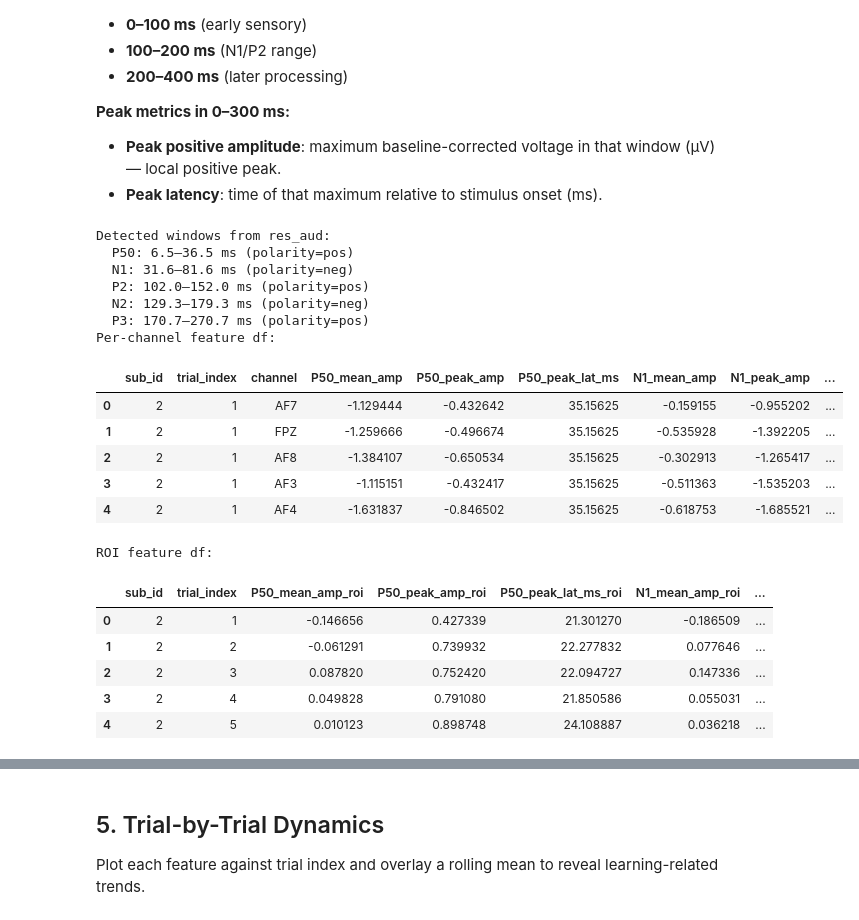
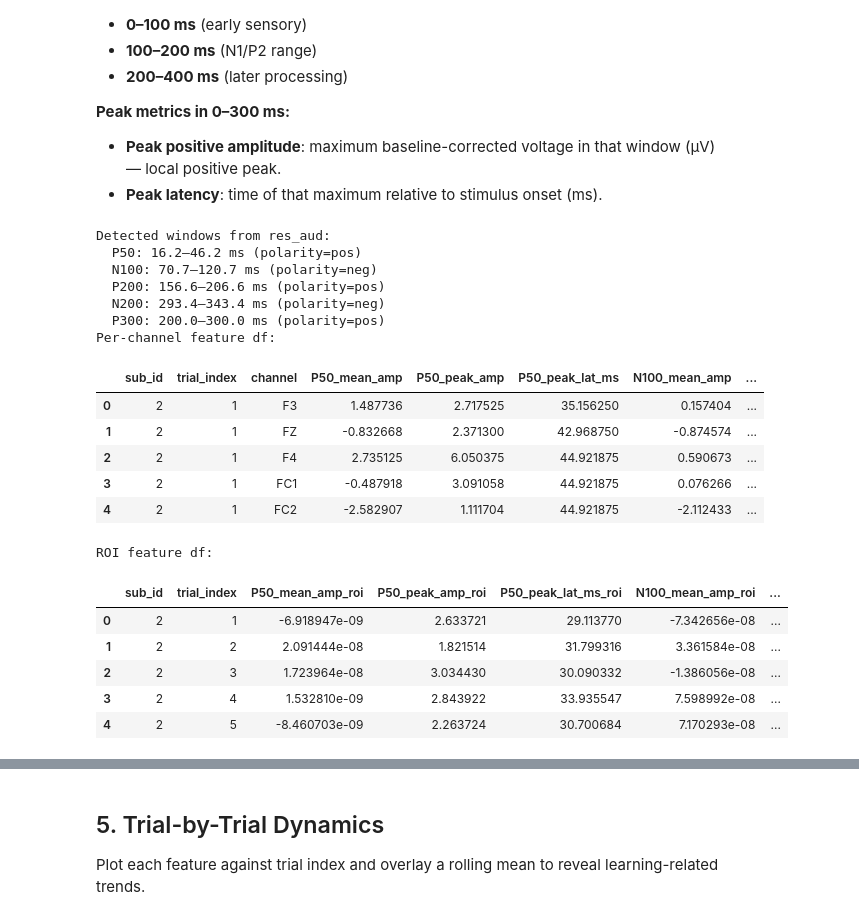
Before and after one commit to CXie-Nobug/Physics-of-Cognition_Learning, a Jupyter notebook: trial_dynamics_BLT.ipynb, the cells around one changed output, grey strips where cells are left out. Cells and saved outputs as stored; diff of their text form; code cells hidden in the pictures.

```diff
--- a/trial_dynamics_BLT.ipynb
+++ b/trial_dynamics_BLT.ipynb
@@ -545,20 +190,23 @@ auditory_polarity = {
 # %%
-res_aud = detect_erp_windows_from_grand_avg(
+res_aud = erp_window.detect_erp_windows_from_grand_avg(
     time_ms=time_ms,
-    grand_avg=grand_avg_tactile,
-    search_windows=tactile_search,
-    polarity_map=tactile_polarity,
-    half_width_map=half_width_map,
+    grand_avg=grand_avg,
+    search_windows=global_settings.SEARCH_DICT[CONDITION]["search_windows"],
+    onset_ms = ONSET_MS,
+    polarity_map=global_settings.SEARCH_DICT[CONDITION]["polarity_map"],
+    half_width_map=global_settings.half_width_map,
     min_time_ms=time_ms.min(),
     max_time_ms=time_ms.max(),
 )
 
 print(res_aud)
-plot_grand_avg_with_windows(
+erp_window.plot_grand_avg_with_windows(
     time_ms=time_ms,
-    grand_avg=grand_avg_tactile,
+    grand_avg=grand_avg,
     res_df=res_aud,
     title="Auditory Grand Average ERP",
+    onset_ms=ONSET_MS,
+    figsize=(6,4)
 )
 # %% [output]
            peak_idx  peak_time_ms  peak_amp  search_start_ms  search_end_ms  \
@@ -621,7 +269,7 @@ for sub_id in SUBJECT_IDS:
     sub_pack = all_sub_data[sub_id]
     data_bc = sub_pack["data_bc"]          # (n_trials, n_channels, n_times)
     times   = sub_pack["times"]
-    ch_names = sub_pack["ch_names"]
+    ch_names = SELECTED_CHANNELS
 
     n_trials, n_channels, _ = data_bc.shape
 
@@ -696,50 +344,50 @@ for sub_id in SUBJECT_IDS:
     # 5) ROI average across channels
     # =========================
     roi_rows = []
     for t in range(n_trials):
         row = {
             "sub_id": sub_id,
             "trial_index": t + 1,
         }
 
         for comp in component_windows.keys():
             row[f"{comp}_mean_amp_roi"] = np.nanmean(feat_mean[comp][t])
             row[f"{comp}_peak_amp_roi"] = np.nanmean(feat_peak_amp[comp][t])
             row[f"{comp}_peak_lat_ms_roi"] = np.nanmean(feat_peak_lat_ms[comp][t])
 
         roi_rows.append(row)
 
     roi_features_df_sub = pd.DataFrame(roi_rows)
     all_roi_features_df_list.append(roi_features_df_sub)
 
 erp_features_all_df = pd.concat(all_features_df_list, ignore_index=True)
 erp_roi_features_all_df = pd.concat(all_roi_features_df_list, ignore_index=True)
 
 print("Per-channel feature df:")
 display(erp_features_all_df.head())
 
 print("ROI feature df:")
 display(erp_roi_features_all_df.head())
 # %% [output]
 Detected windows from res_aud:
-  P50: 6.5–36.5 ms (polarity=pos)
-  N1: 31.6–81.6 ms (polarity=neg)
-  P2: 102.0–152.0 ms (polarity=pos)
-  N2: 129.3–179.3 ms (polarity=neg)
-  P3: 170.7–270.7 ms (polarity=pos)
+  P50: 16.2–46.2 ms (polarity=pos)
+  N100: 70.7–120.7 ms (polarity=neg)
+  P200: 156.6–206.6 ms (polarity=pos)
+  N200: 293.4–343.4 ms (polarity=neg)
+  P300: 200.0–300.0 ms (polarity=pos)
 Per-channel feature df:
-|  | sub_id | trial_index | channel | P50_mean_amp | P50_peak_amp | P50_peak_lat_ms | N1_mean_amp | N1_peak_amp | ... |
-| 0 | 2 | 1 | AF7 | -1.129444 | -0.432642 | 35.15625 | -0.159155 | -0.955202 | ... |
-| 1 | 2 | 1 | FPZ | -1.259666 | -0.496674 | 35.15625 | -0.535928 | -1.392205 | ... |
-| 2 | 2 | 1 | AF8 | -1.384107 | -0.650534 | 35.15625 | -0.302913 | -1.265417 | ... |
-| 3 | 2 | 1 | AF3 | -1.115151 | -0.432417 | 35.15625 | -0.511363 | -1.535203 | ... |
-| 4 | 2 | 1 | AF4 | -1.631837 | -0.846502 | 35.15625 | -0.618753 | -1.685521 | ... |
+|  | sub_id | trial_index | channel | P50_mean_amp | P50_peak_amp | P50_peak_lat_ms | N100_mean_amp | ... |
+| 0 | 2 | 1 | F3 | 1.487736 | 2.717525 | 35.156250 | 0.157404 | ... |
+| 1 | 2 | 1 | FZ | -0.832668 | 2.371300 | 42.968750 | -0.874574 | ... |
+| 2 | 2 | 1 | F4 | 2.735125 | 6.050375 | 44.921875 | 0.590673 | ... |
+| 3 | 2 | 1 | FC1 | -0.487918 | 3.091058 | 44.921875 | 0.076266 | ... |
+| 4 | 2 | 1 | FC2 | -2.582907 | 1.111704 | 44.921875 | -2.112433 | ... |
 ROI feature df:
-|  | sub_id | trial_index | P50_mean_amp_roi | P50_peak_amp_roi | P50_peak_lat_ms_roi | N1_mean_amp_roi | ... |
-| 0 | 2 | 1 | -0.146656 | 0.427339 | 21.301270 | -0.186509 | ... |
-| 1 | 2 | 2 | -0.061291 | 0.739932 | 22.277832 | 0.077646 | ... |
-| 2 | 2 | 3 | 0.087820 | 0.752420 | 22.094727 | 0.147336 | ... |
-| 3 | 2 | 4 | 0.049828 | 0.791080 | 21.850586 | 0.055031 | ... |
-| 4 | 2 | 5 | 0.010123 | 0.898748 | 24.108887 | 0.036218 | ... |
+|  | sub_id | trial_index | P50_mean_amp_roi | P50_peak_amp_roi | P50_peak_lat_ms_roi | N100_mean_amp_roi | ... |
+| 0 | 2 | 1 | -6.918947e-09 | 2.633721 | 29.113770 | -7.342656e-08 | ... |
+| 1 | 2 | 2 | 2.091444e-08 | 1.821514 | 31.799316 | 3.361584e-08 | ... |
+| 2 | 2 | 3 | 1.723964e-08 | 3.034430 | 30.090332 | -1.386056e-08 | ... |
+| 3 | 2 | 4 | 1.532810e-09 | 2.843922 | 33.935547 | 7.598992e-08 | ... |
+| 4 | 2 | 5 | -8.460703e-09 | 2.263724 | 30.700684 | 7.170293e-08 | ... |
 # %%
 fig, ax = plt.subplots(figsize=(8, 4))
```
Also changed, not shown: parts of 15 cells of this notebook, 15 other files.
